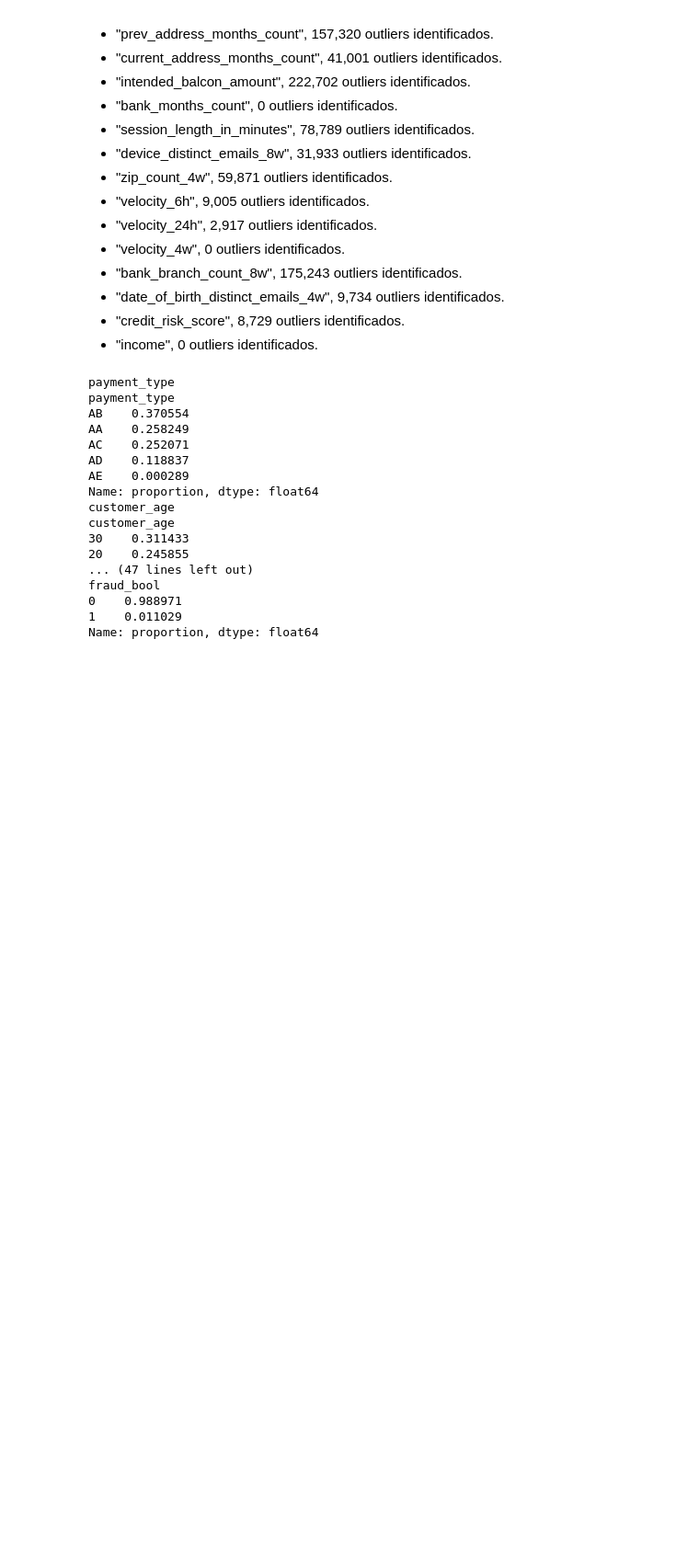
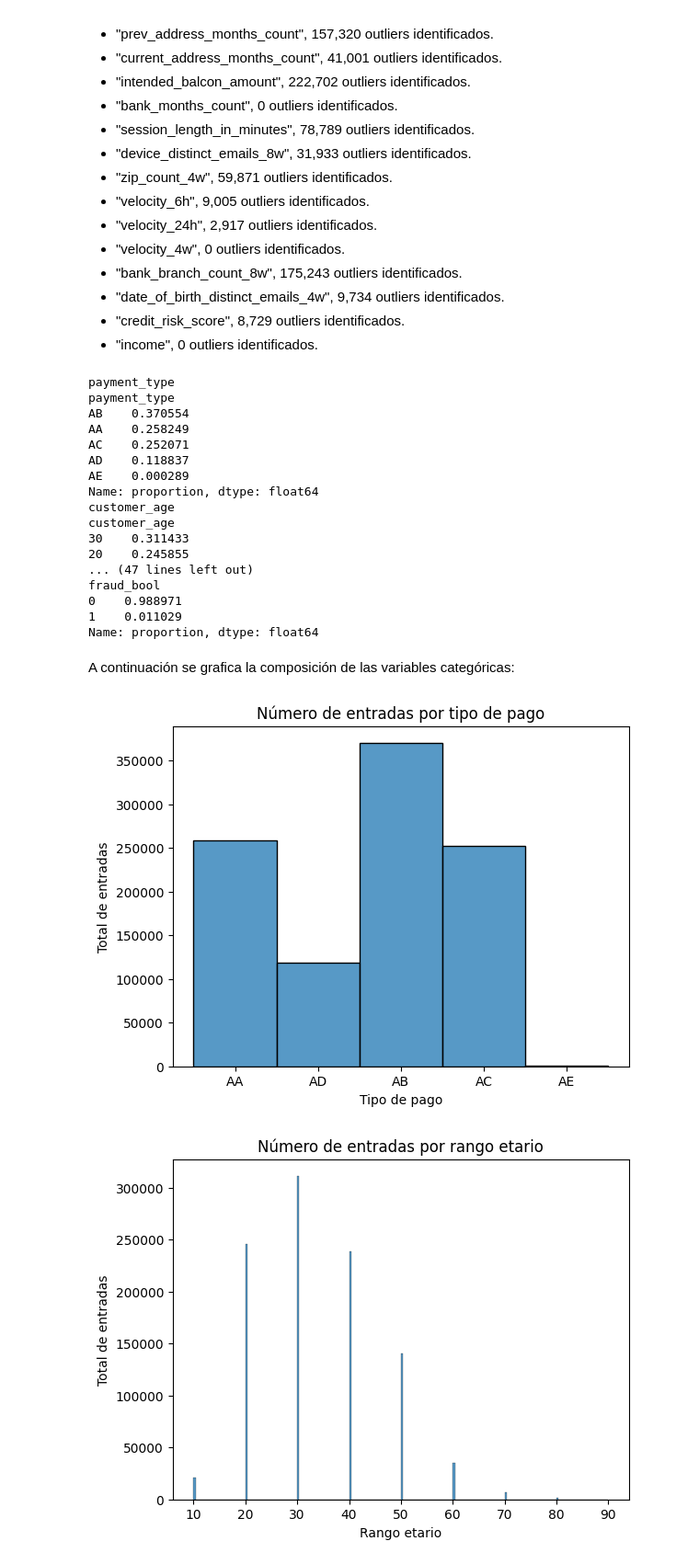
Before and after one commit to No-Country-simulation/c21-50-m-data-bi, a Jupyter notebook: Semana 1/exploracion_Data_Fraud.ipynb, the cells around one changed output. Shown at 92% size. Drawn from its saved outputs; the diff is of its cells as text; code cells hidden in the pictures; blank space fills up the shorter version.

```diff
--- a/Semana 1/exploracion_Data_Fraud.ipynb
+++ b/Semana 1/exploracion_Data_Fraud.ipynb
@@ -261,3 +261,70 @@ fraud_bool
 0    0.988971
 1    0.011029
 Name: proportion, dtype: float64
+# %% [markdown]
+A continuación se grafica la composición de las variables categóricas:
+# %%
+# Entradas por método de pago.
+
+sns.histplot(data_base,x = "payment_type")
+plt.xlabel("Tipo de pago")
+plt.ylabel("Total de entradas")
+plt.title("Número de entradas por tipo de pago")
+plt.show()
+
+# Entradas por rango etario.
+
+sns.histplot(data_base,x = "customer_age")
+plt.xlabel("Rango etario")
+plt.ylabel("Total de entradas")
+plt.title("Número de entradas por rango etario")
+plt.show()
+
+# Entradas por estado de empleabilidad.
+
+sns.histplot(data_base,x = "employment_status")
+plt.xlabel("Estado empleabilidad")
+plt.ylabel("Total de entradas")
+plt.title("Número de entradas por estado de empleabilidad")
+plt.show()
+
+# Entradas por estado de vivienda.
+
+sns.histplot(data_base,x = "housing_status")
+plt.xlabel("Estado de vivienda")
+plt.ylabel("Total de entradas")
+plt.title("Número de entradas por estado de vivienda")
+plt.show()
+
+# Entradas por posesión de tarjetas.
+
+data_counts = data_base['has_other_cards'].value_counts()
+plt.pie(data_counts,labels=data_counts.index,autopct='%1.1f%%')
+plt.title("Número de entradas por posesión de tarjetas")
+plt.show()
+
+# Entradas por origen de la transacción.
+
+sns.histplot(data_base,x = "source")
+plt.xlabel("Origen")
+plt.ylabel("Total de entradas")
+plt.title("Número de entradas por origen")
+plt.show()
+
+# Entradas por tipo de sistema operativo.
+
+sns.histplot(data_base,x = "device_os")
+plt.xlabel("Tipo de sistema operativo")
+plt.ylabel("Total de entradas")
+plt.title("Número de entradas por tipo de sistema operativo")
+plt.show()
+
+# Entradas por determinación de Aplicación fraudulenta.
+
+data_counts = data_base['fraud_bool'].value_counts()
+plt.pie(data_counts,labels=data_counts.index,autopct='%1.1f%%')
+plt.title("Número de entradas por determinación de Aplicación fraudulenta")
+plt.show()
+# %% [output]
+[figure, added]
+[figure, added]
```
Also changed, not shown: parts of 17 cells of this notebook.
